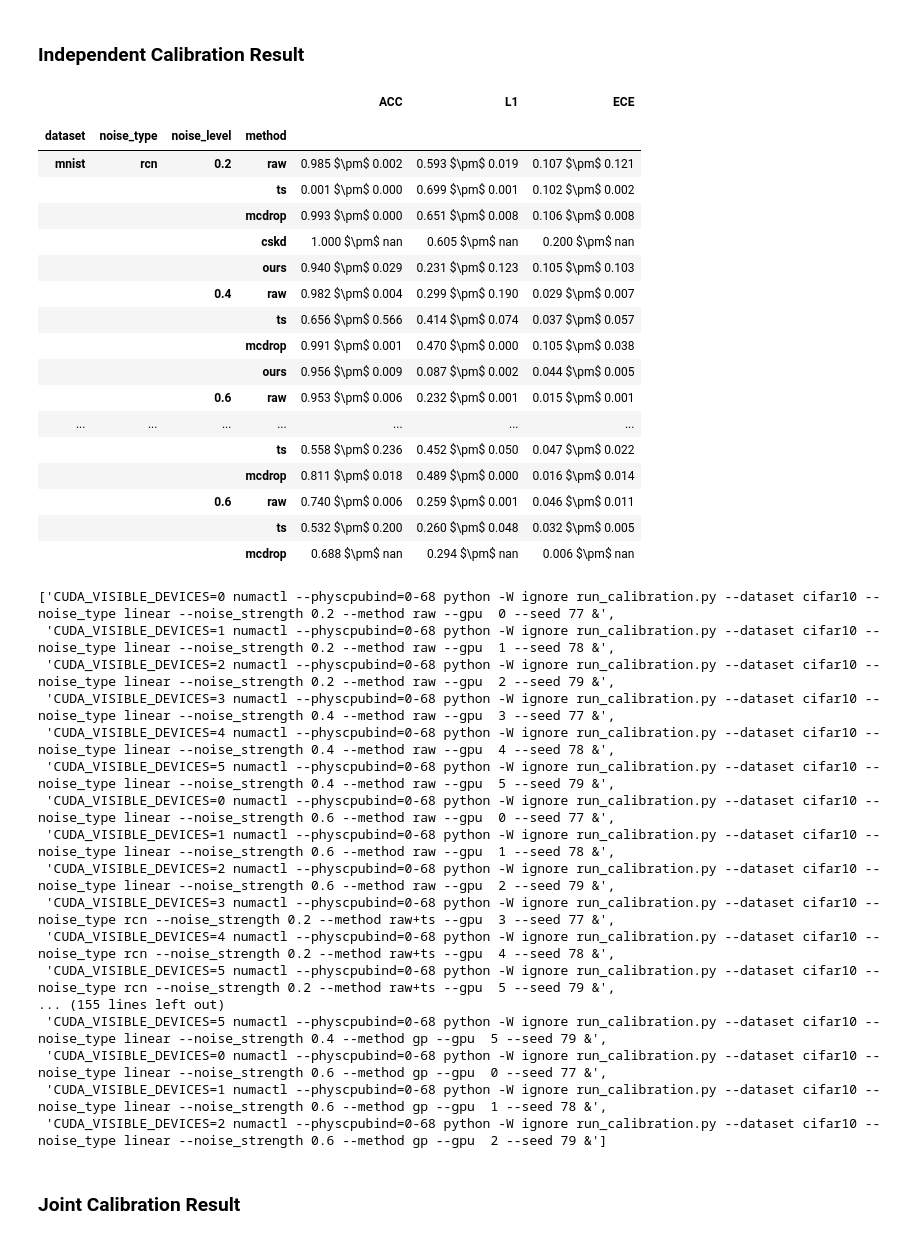
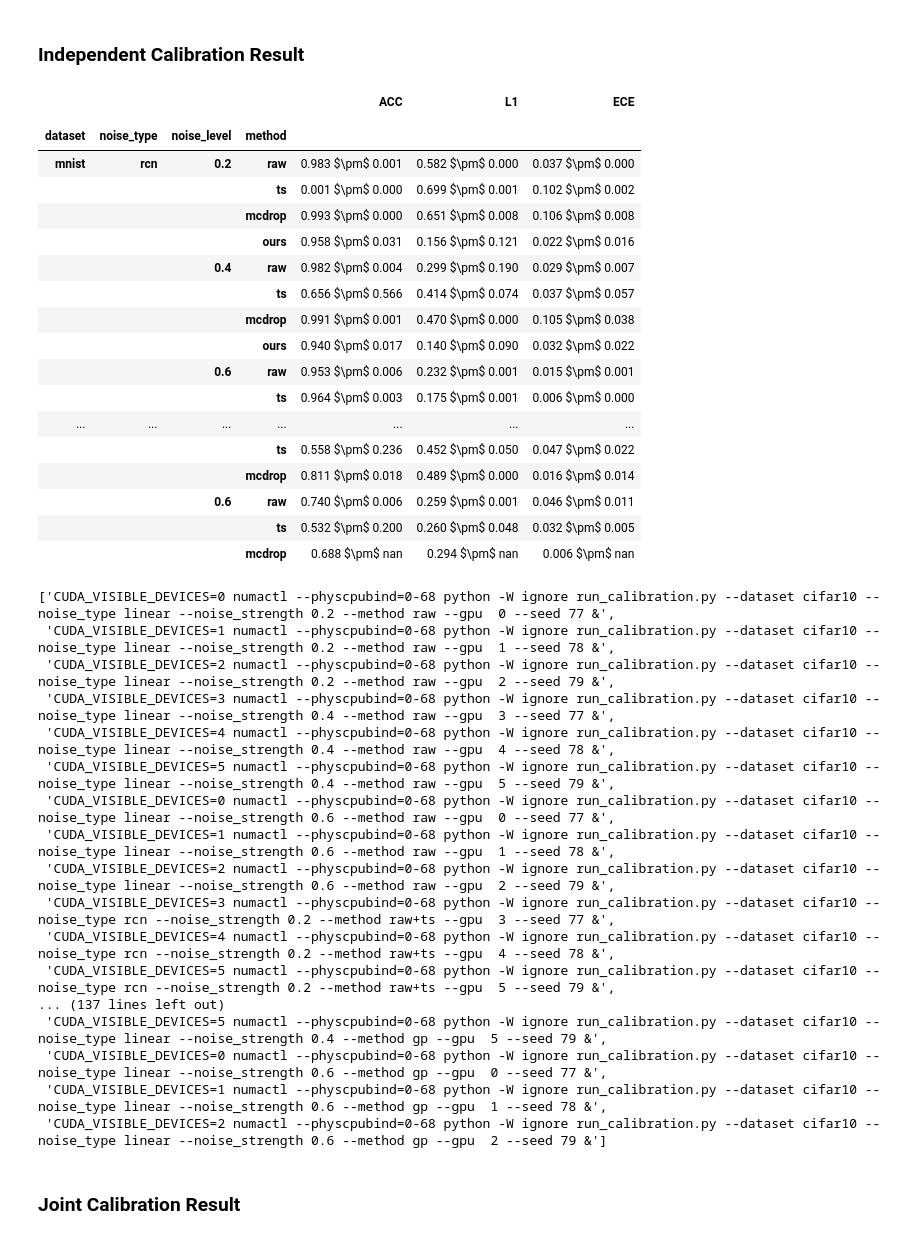
Before and after one commit to pingqingsheng/JointCalibration, a Jupyter notebook: notebook/AISTATS2023_Experiments_Summary.ipynb, the cells around one changed output. Saved outputs shown, nothing was run; the diff lists cells and outputs as text; code cells hidden in the pictures.

```diff
--- a/notebook/AISTATS2023_Experiments_Summary.ipynb
+++ b/notebook/AISTATS2023_Experiments_Summary.ipynb
@@ -14,7 +14,7 @@ result_root  = "../result"
 log_files = os.listdir(result_root)
 
 dataset_list = ['mnist', 'cifar10']
-method_list  = ['raw', 'raw+ts', 'raw+mcdrop', 'raw+ensemble', 'raw+lula', 'raw+ours', 'cskd', 'focal', 'bm', 'gp']
+method_list  = ['raw', 'raw+ts', 'raw+mcdrop', 'raw+ensemble', 'raw+ours', 'cskd', 'focal', 'bm', 'gp']
 noise_type_list  = ['rcn', 'linear']
 noise_level_list = ['0.2', '0.4', '0.6']
 seed_list   = ['77', '78', '79']
@@ -35,8 +35,8 @@ for combo in combos:
             result = pkl.load(f)
         f.close()
 
-#         if config['train'][dataset]['N_EPOCHS'] < 40:
-#             continue
+        if config['train'][dataset]['N_EPOCHS'] < 40:
+            continue
 
         res_dict_raw['dataset'].append(dataset)
         res_dict_raw['method'].append(method.replace('raw+', ''))
@@ -60,26 +60,26 @@ res_dict = res_dict.reset_index()
 # %%
 method_columns_names = ['raw', 'ts', 'mcdrop', 'ensemble', 'lula', 'cskd', 'focal', 'bm', 'gp', 'ours']
 agg_dict = res_dict[field_list+['l1_final', 'acc_final', 'ece_final', 'loss_final', 'l1_best', 'acc_best', 'ece_best', 'loss_best']].groupby(by=['dataset', 'noise_type', 'noise_level', 'method']).agg(func=['mean', 'std', 'size'])
 agg_dict['ACC'] = agg_dict['acc_best']['mean'].round(3).apply(lambda x: '{:,.3f}'.format(x)).astype('str') + r' $\pm$ ' + agg_dict['acc_best']['std'].round(3).apply(lambda x: '{:,.3f}'.format(x)).astype('str')
 agg_dict['L1']  = agg_dict['l1_best']['mean'].round(3).apply( lambda x: '{:,.3f}'.format(x)).astype('str') + r' $\pm$ ' + agg_dict['l1_best']['std'].round(3).apply(lambda x:  '{:,.3f}'.format(x)).astype('str')
 agg_dict['ECE'] = agg_dict['ece_best']['mean'].round(3).apply(lambda x: '{:,.3f}'.format(x)).astype('str') + r' $\pm$ ' + agg_dict['ece_best']['std'].round(3).apply(lambda x: '{:,.3f}'.format(x)).astype('str')
 
 agg_dict[['ACC', 'L1', 'ECE']].columns = ['ACC', 'L1', 'ECE']
-agg_dict[['ACC', 'L1', 'ECE']].loc[['mnist', 'cifar10'], ['rcn', 'idl'], ['0.2', '0.4', '0.6'], method_columns_names]
+agg_dict[['ACC', 'L1', 'ECE']].loc[['mnist', 'cifar10'], ['rcn', 'linear'], ['0.2', '0.4', '0.6'], method_columns_names]
 # %% [output]
 |  |  |  |  | ACC | L1 | ECE |
 |  |  |  |  |  |  |  |
 | dataset | noise_type | noise_level | method |  |  |  |
-| mnist | rcn | 0.2 | raw | 0.985 $\pm$ 0.002 | 0.593 $\pm$ 0.019 | 0.107 $\pm$ 0.121 |
+| mnist | rcn | 0.2 | raw | 0.983 $\pm$ 0.001 | 0.582 $\pm$ 0.000 | 0.037 $\pm$ 0.000 |
 |  |  |  | ts | 0.001 $\pm$ 0.000 | 0.699 $\pm$ 0.001 | 0.102 $\pm$ 0.002 |
 |  |  |  | mcdrop | 0.993 $\pm$ 0.000 | 0.651 $\pm$ 0.008 | 0.106 $\pm$ 0.008 |
-|  |  |  | cskd | 1.000 $\pm$ nan | 0.605 $\pm$ nan | 0.200 $\pm$ nan |
-|  |  |  | ours | 0.940 $\pm$ 0.029 | 0.231 $\pm$ 0.123 | 0.105 $\pm$ 0.103 |
+|  |  |  | ours | 0.958 $\pm$ 0.031 | 0.156 $\pm$ 0.121 | 0.022 $\pm$ 0.016 |
 |  |  | 0.4 | raw | 0.982 $\pm$ 0.004 | 0.299 $\pm$ 0.190 | 0.029 $\pm$ 0.007 |
 |  |  |  | ts | 0.656 $\pm$ 0.566 | 0.414 $\pm$ 0.074 | 0.037 $\pm$ 0.057 |
 |  |  |  | mcdrop | 0.991 $\pm$ 0.001 | 0.470 $\pm$ 0.000 | 0.105 $\pm$ 0.038 |
-|  |  |  | ours | 0.956 $\pm$ 0.009 | 0.087 $\pm$ 0.002 | 0.044 $\pm$ 0.005 |
+|  |  |  | ours | 0.940 $\pm$ 0.017 | 0.140 $\pm$ 0.090 | 0.032 $\pm$ 0.022 |
 |  |  | 0.6 | raw | 0.953 $\pm$ 0.006 | 0.232 $\pm$ 0.001 | 0.015 $\pm$ 0.001 |
+|  |  |  | ts | 0.964 $\pm$ 0.003 | 0.175 $\pm$ 0.001 | 0.006 $\pm$ 0.000 |
 | ... | ... | ... | ... | ... | ... | ... |
 |  |  |  | ts | 0.558 $\pm$ 0.236 | 0.452 $\pm$ 0.050 | 0.047 $\pm$ 0.022 |
 |  |  |  | mcdrop | 0.811 $\pm$ 0.018 | 0.489 $\pm$ 0.000 | 0.016 $\pm$ 0.014 |
@@ -141,7 +141,7 @@ cmd_list
  'CUDA_VISIBLE_DEVICES=3 numactl --physcpubind=0-68 python -W ignore run_calibration.py --dataset cifar10 --noise_type rcn --noise_strength 0.2 --method raw+ts --gpu  3 --seed 77 &',
  'CUDA_VISIBLE_DEVICES=4 numactl --physcpubind=0-68 python -W ignore run_calibration.py --dataset cifar10 --noise_type rcn --noise_strength 0.2 --method raw+ts --gpu  4 --seed 78 &',
  'CUDA_VISIBLE_DEVICES=5 numactl --physcpubind=0-68 python -W ignore run_calibration.py --dataset cifar10 --noise_type rcn --noise_strength 0.2 --method raw+ts --gpu  5 --seed 79 &',
-... (155 lines left out)
+... (137 lines left out)
  'CUDA_VISIBLE_DEVICES=5 numactl --physcpubind=0-68 python -W ignore run_calibration.py --dataset cifar10 --noise_type linear --noise_strength 0.4 --method gp --gpu  5 --seed 79 &',
  'CUDA_VISIBLE_DEVICES=0 numactl --physcpubind=0-68 python -W ignore run_calibration.py --dataset cifar10 --noise_type linear --noise_strength 0.6 --method gp --gpu  0 --seed 77 &',
  'CUDA_VISIBLE_DEVICES=1 numactl --physcpubind=0-68 python -W ignore run_calibration.py --dataset cifar10 --noise_type linear --noise_strength 0.6 --method gp --gpu  1 --seed 78 &',
```
Also changed, not shown: parts of 3 cells of this notebook, 18 other files.
